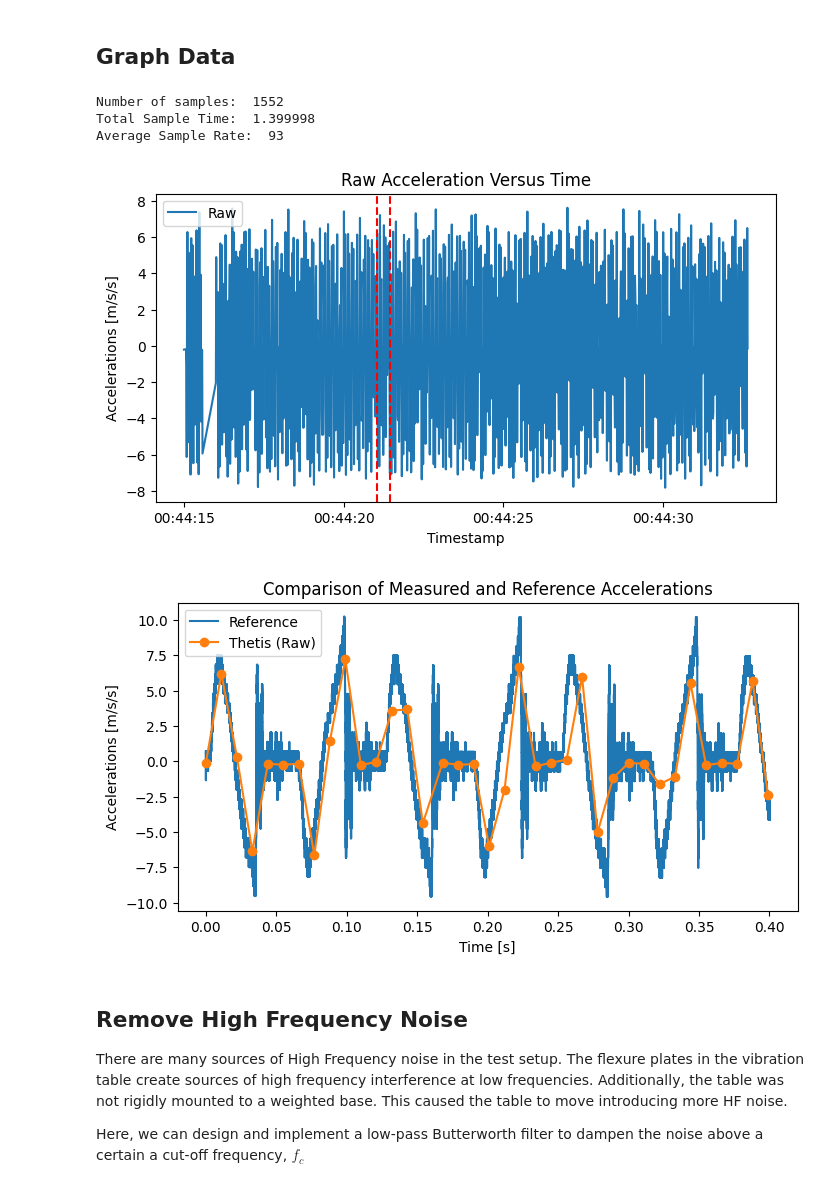
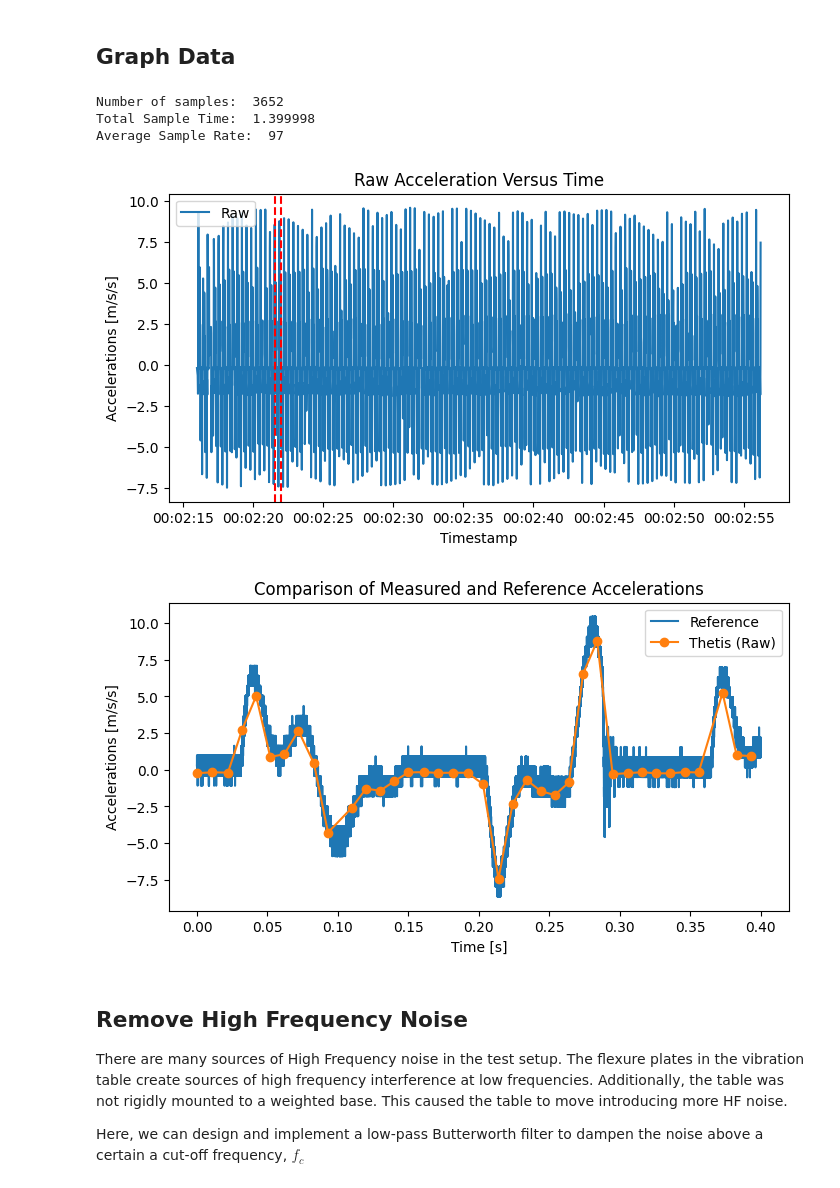
Before and after one commit to Legohead259/Thetis-Scripts, a Jupyter notebook: vibration_validation/accelerometer_validation.ipynb, the cells around one changed output. Cells and saved outputs as stored; diff of their text form; code cells hidden in the pictures.

```diff
--- a/vibration_validation/accelerometer_validation.ipynb
+++ b/vibration_validation/accelerometer_validation.ipynb
@@ -31,7 +31,7 @@ SCALE_FACTOR = 9.81 / ACCELEROMETER_SCALE # Convert oscilloscope voltage measure
 
 # CHANGE THIS BEN!!!
 CURRENT_DATASET = "x" # x, y, z
-CURRENT_FREQUENCY = "8_0" # 3_0, 3_5, 4_0, 4_5...16_0, 17_0, 18_0...24_0
+CURRENT_FREQUENCY = "3_0" # 3_0, 3_5, 4_0, 4_5...16_0, 17_0, 18_0...24_0
 
 SCOPE_FILEPATH = "data/{0}-axis/{0}_scope_{1}Hz.csv".format(CURRENT_DATASET, CURRENT_FREQUENCY)
 THETIS_FILEPATH = "data/{0}-axis/{0}_thetis_{1}Hz.bin".format(CURRENT_DATASET, CURRENT_FREQUENCY)
@@ -72,9 +72,9 @@ accel_data = np.array(accel_data)
 ## Graph Data
 # %%
 # START_INDEX = 0
-START_INDEX = 502
+START_INDEX = 515
 # TIME_WIDTH = len(epoch_data)
-TIME_WIDTH = 37
+TIME_WIDTH = 38
 END_INDEX = START_INDEX + TIME_WIDTH
 
 x_meas = epoch_data[START_INDEX:END_INDEX] # Partition examined data into sub array
@@ -95,37 +95,37 @@ ax_accel.legend(["Raw"])
 
 
 fig_comp = plt.figure(2, figsize=(8,4))
 ax_comp = fig_comp.add_subplot(1,1,1)
 ax_comp.set_title("Comparison of Measured and Reference Accelerations")
 ax_comp.plot(df.time[df.time<0.4], scope_accel[df.time<0.4])
 ax_comp.plot(x_meas, raw_accel_data[START_INDEX:END_INDEX], 'o-')
 ax_comp.set_xlabel("Time [s]")
 ax_comp.set_ylabel("Accelerations [m/s/s]")
 ax_comp.legend(["Reference", "Thetis (Raw)"])
 
 # ax_scale = fig_comp.add_subplot(1,2,2)
 # ax_scale.set_title("Comparison of Measured and Scaled Reference Accelerations")
 # ax_scale.plot(x_meas, raw_accel_data[START_INDEX:END_INDEX], 'o-')
 # ax_scale.plot(df.time, scope_accel*2.8)
 # ax_scale.set_xlabel("Time [s]")
 # ax_scale.set_ylabel("Accelerations [m/s/s]")
 # ax_scale.legend(["Thetis (Raw)", "Reference (x2.8)"])
 
 N_SAMPLES = len(epoch_data)
 T_SAMPLE = np.max(df.time)
 F_SAMPLE = len(x_meas) / np.max(x_meas)
 
 print("Number of samples: ", N_SAMPLES) #DEBUG
 print("Total Sample Time: ", T_SAMPLE) #DEBUG
 print("Average Sample Rate: ", round(F_SAMPLE)) #DEBUG
 
 plt.show()
 # %% [output]
-Number of samples:  1552
+Number of samples:  3652
 Total Sample Time:  1.399998
-Average Sample Rate:  93
+Average Sample Rate:  97
-[figure, old version]
+[figure, new version]
-[figure, old version]
+[figure, new version]
 # %% [markdown]
 ## Remove High Frequency Noise
 There are many sources of High Frequency noise in the test setup. The flexure plates in the vibration table create sources of high frequency interference at low frequencies. Additionally, the table was not rigidly mounted to a weighted base. This caused the table to move introducing more HF noise.
```
Also changed, not shown: parts of 2 cells of this notebook, 4 other files.
